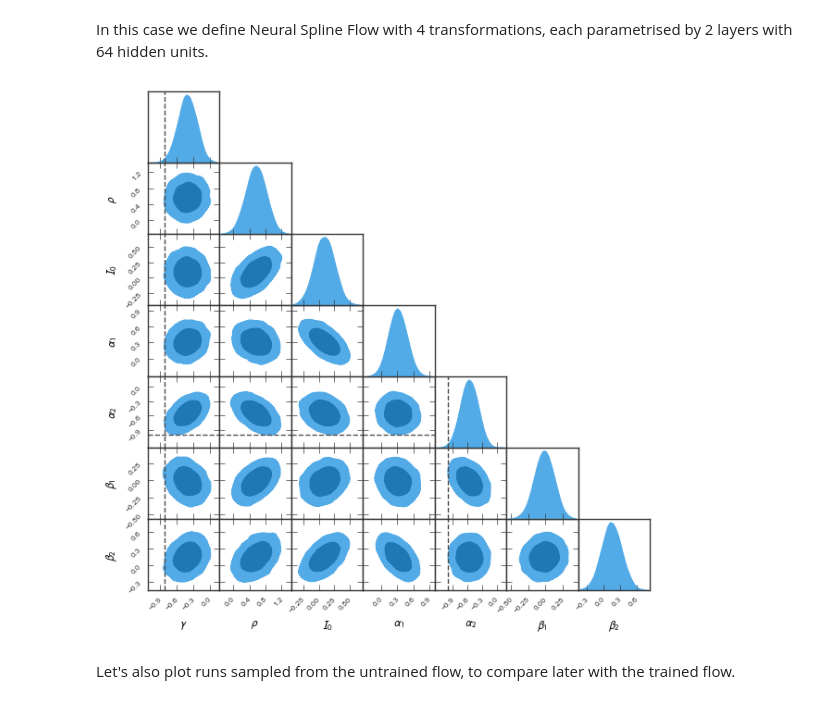
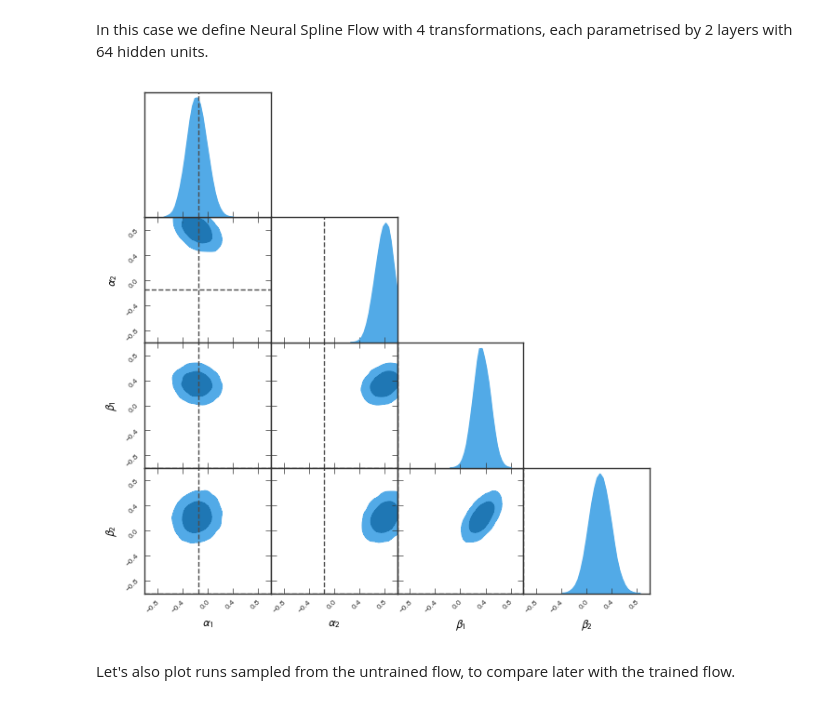
Before and after one commit to AnonyMouse3005/sir-substance-use, a Jupyter notebook: SIR-alcohol-run5.ipynb, the cells around one changed output. Saved outputs shown, nothing was run; the diff lists cells and outputs as text; code cells hidden in the pictures.

```diff
--- a/SIR-alcohol-run5.ipynb
+++ b/SIR-alcohol-run5.ipynb
@@ -30,12 +31,12 @@ graph = networkx.watts_strogatz_graph(n_agents, k, p, seed=0)
 # %%
 n_timesteps = 100
 gamma, rho, initial_fraction_infected = 0.15, 0.15, 0.1
-alpha1, alpha2, beta1, beta2 = 0.1, 0.1, 0.1, 0.1
+alpha1, alpha2, beta1, beta2 = 0.7, 0.7, 0.1, 0.1
 model = SIR(graph, n_timesteps=n_timesteps, n_agents=n_agents, device=device)
 # %%
 # %%time
 # the simulator takes as parameters the log10 of the fraction of initial cases, beta, and gamma parameters
-# true_parameters = torch.tensor([gamma, rho, initial_fraction_infected], device=device)
-true_parameters = torch.log10(torch.tensor([gamma, rho, initial_fraction_infected, alpha1, alpha2, beta1, beta2], device=device))
-data = model(true_parameters)
+true_contagion_parameters = torch.log10(torch.tensor([gamma, rho, initial_fraction_infected], device=device))
+true_social_parameters = torch.log10(torch.tensor([alpha1, alpha2, beta1, beta2], device=device))
+data = model(torch.cat([true_contagion_parameters, true_social_parameters]))
 _, true_infected, true_recovered, true_states, true_ego_nets = data
@@ -121,13 +106,16 @@ def make_flow(n_parameters, device):
     return nfm.to(device)
 # %%
 # Plot the inital flow:
-flow = make_flow(len(true_parameters), device=device)
+flow = make_flow(len(true_social_parameters), device=device)
 samples = flow.sample(10000)[0].cpu().detach().numpy()
 
-pygtc.plotGTC([samples], truths=true_parameters.cpu().numpy(), figureSize=7,
-              paramNames=[r"$\gamma$", r"$\rho$", r"$I_0$", r"$\alpha_1$", r"$\alpha_2$", r"$\beta_1$", r"$\beta_2$"]);
+pygtc.plotGTC([samples], truths=true_social_parameters.cpu().numpy(), figureSize=7,
+              paramRanges=[(-1, 1) for i in range(4)],
+              paramNames=[
+                #   r"$\gamma$", r"$\rho$", r"$I_0$",
+                  r"$\alpha_1$", r"$\alpha_2$", r"$\beta_1$", r"$\beta_2$"]);
 # %% [output]
-[figure, old version]
+[figure, new version]
 # %% [markdown]
 Let's also plot runs sampled from the untrained flow, to compare later with the trained flow.
 # %%
```
Also changed, not shown: parts of 6 cells of this notebook, 1 other file.
